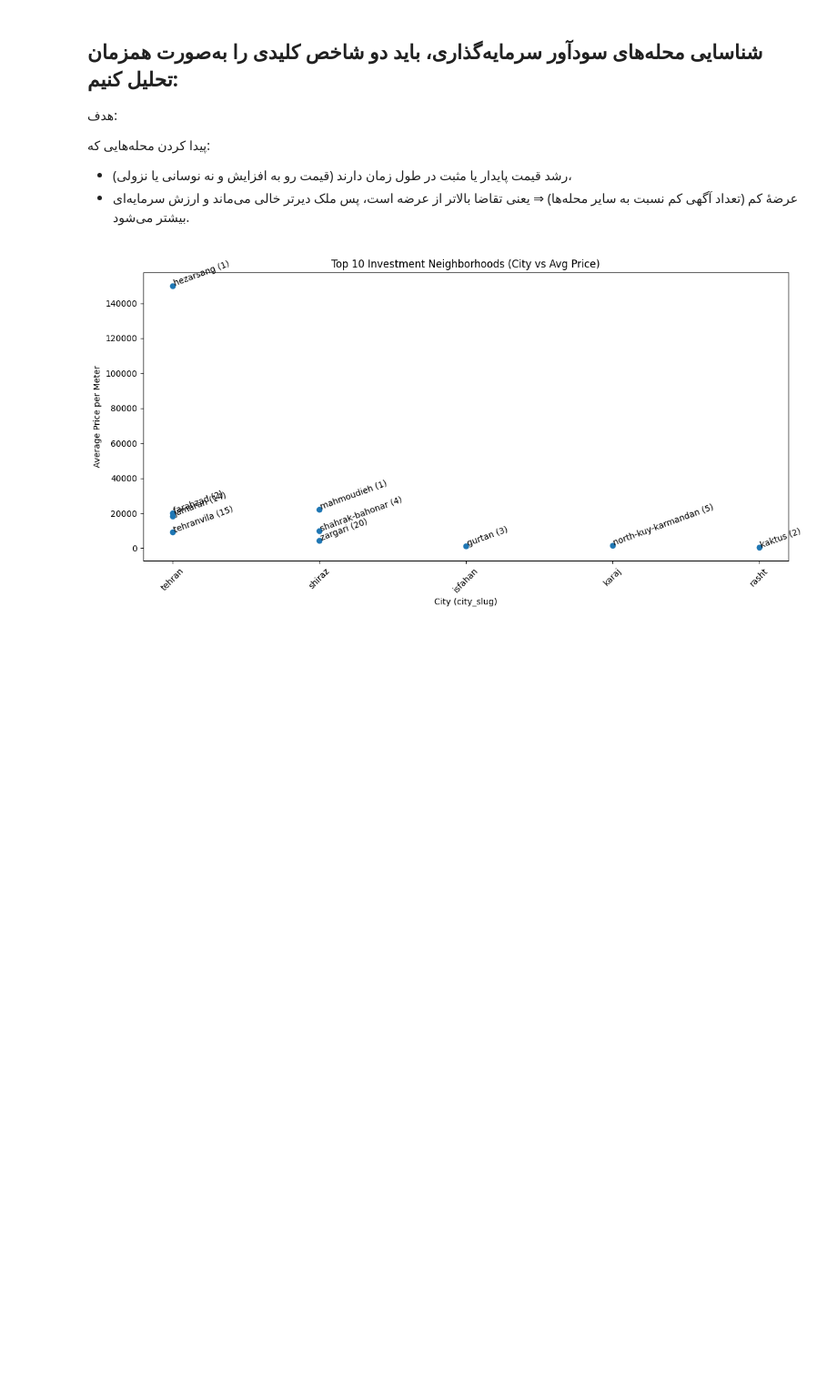
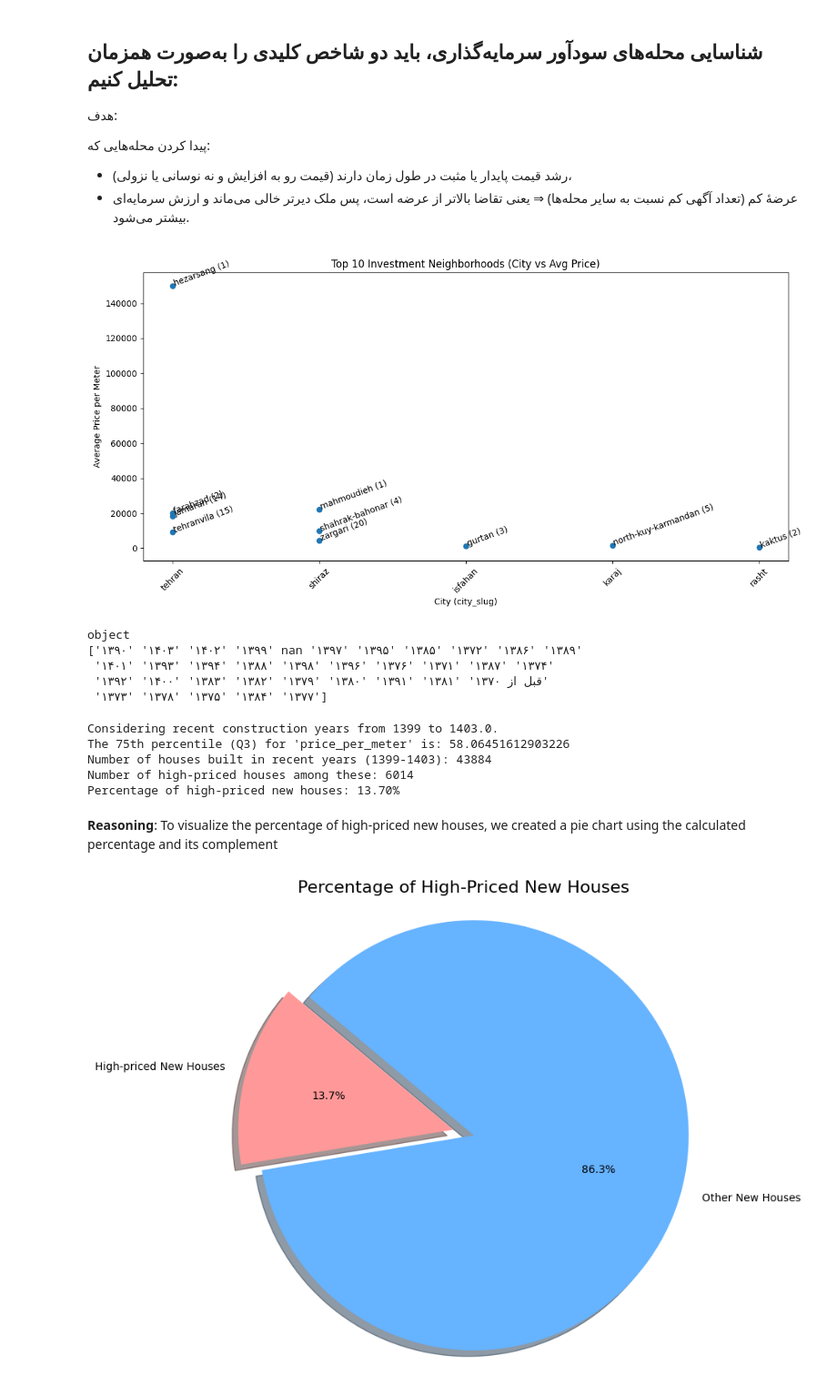
Before and after one commit to farnoushshahin/Minute, a Jupyter notebook: Divar (1).ipynb, the cells around one changed output. Shown at 91% size. Cells and saved outputs as stored; diff of their text form; code cells hidden in the pictures; blank space fills up the shorter version.

Commit message:
added pie chart for percentage of new houses

```diff
--- a/Divar (1).ipynb
+++ b/Divar (1).ipynb
@@ -505,3 +505,81 @@ plt.tight_layout()
 plt.show()
 # %% [output]
 [figure]
+# %%
+df = data2[['construction_year','price_per_meter']].copy()
+# %%
+print(df['construction_year'].dtype)
+print(df['construction_year'].unique())
+# %% [output]
+object
+['۱۳۹۰' '۱۴۰۳' '۱۴۰۲' '۱۳۹۹' nan '۱۳۹۷' '۱۳۹۵' '۱۳۸۵' '۱۳۷۲' '۱۳۸۶' '۱۳۸۹'
+ '۱۴۰۱' '۱۳۹۳' '۱۳۹۴' '۱۳۸۸' '۱۳۹۸' '۱۳۹۶' '۱۳۷۶' '۱۳۷۱' '۱۳۸۷' '۱۳۷۴'
+ '۱۳۹۲' '۱۴۰۰' 'قبل از ۱۳۷۰' '۱۳۸۱' '۱۳۹۱' '۱۳۸۰' '۱۳۷۹' '۱۳۸۲' '۱۳۸۳'
+ '۱۳۷۳' '۱۳۷۸' '۱۳۷۵' '۱۳۸۴' '۱۳۷۷']
+# %%
+persian_to_english_digits = str.maketrans('۰۱۲۳۴۵۶۷۸۹', '0123456789')
+
+def convert_persian_year_to_english(year_str):
+    if pd.isna(year_str):
+        return np.nan
+    year_str = str(year_str).strip()
+    if 'قبل از' in year_str:
+        return 1369
+    try:
+        # Convert Persian digits to English digits
+        english_year_str = year_str.translate(persian_to_english_digits)
+        return int(english_year_str)
+    except ValueError:
+        return np.nan
+
+# Apply the conversion function
+df['construction_year'] = df['construction_year'].apply(convert_persian_year_to_english)
+
+# Convert the column to numeric, coercing errors to NaN
+df['construction_year'] = pd.to_numeric(df['construction_year'], errors='coerce')
+
+# Remove rows where construction_year is NaN
+original_rows = df.shape[0]
+df.dropna(subset=['construction_year'], inplace=True)
+removed_rows = original_rows - df.shape[0]
+
+max_year = df['construction_year'].max()
+recent_years = [year for year in range(int(max_year) - 4, int(max_year) + 1)]
+
+print(f"Considering recent construction years from {min(recent_years)} to {max_year}.")
+
+Q3_price_per_meter = df['price_per_meter'].quantile(0.75)
+
+print(f"The 75th percentile (Q3) for 'price_per_meter' is: {Q3_price_per_meter}")
+
+recent_construction_data = df[df['construction_year'].isin(recent_years)]
+
+high_priced_new_houses = recent_construction_data[recent_construction_data['price_per_meter'] > Q3_price_per_meter]
+
+percentage_high_priced_new_houses = (len(high_priced_new_houses) / len(recent_construction_data)) * 100 if len(recent_construction_data) > 0 else 0
+
+print(f"Number of houses built in recent years ({min(recent_years)}-{max(recent_years)}): {len(recent_construction_data)}")
+print(f"Number of high-priced houses among these: {len(high_priced_new_houses)}")
+print(f"Percentage of high-priced new houses: {percentage_high_priced_new_houses:.2f}%")
+# %% [output]
+Considering recent construction years from 1399 to 1403.0.
+The 75th percentile (Q3) for 'price_per_meter' is: 58.06451612903226
+Number of houses built in recent years (1399-1403): 43884
+Number of high-priced houses among these: 6014
+Percentage of high-priced new houses: 13.70%
+# %% [markdown]
+**Reasoning**:
+To visualize the percentage of high-priced new houses, we created a pie chart using the calculated percentage and its complement
+# %%
+labels = ['High-priced New Houses', 'Other New Houses']
+sizes = [percentage_high_priced_new_houses, 100 - percentage_high_priced_new_houses]
+colors = ['#ff9999','#66b3ff']
+explode = (0.1, 0)  # Explode the 1st slice (High-priced New Houses)
+
+plt.figure(figsize=(8, 8))
+plt.pie(sizes, explode=explode, labels=labels, colors=colors, autopct='%1.1f%%', shadow=True, startangle=140)
+plt.axis('equal')  # Equal aspect ratio ensures that pie is drawn as a circle.
+plt.title('Percentage of High-Priced New Houses', fontsize=16)
+plt.show()
+# %% [output]
+[figure, added]
```
